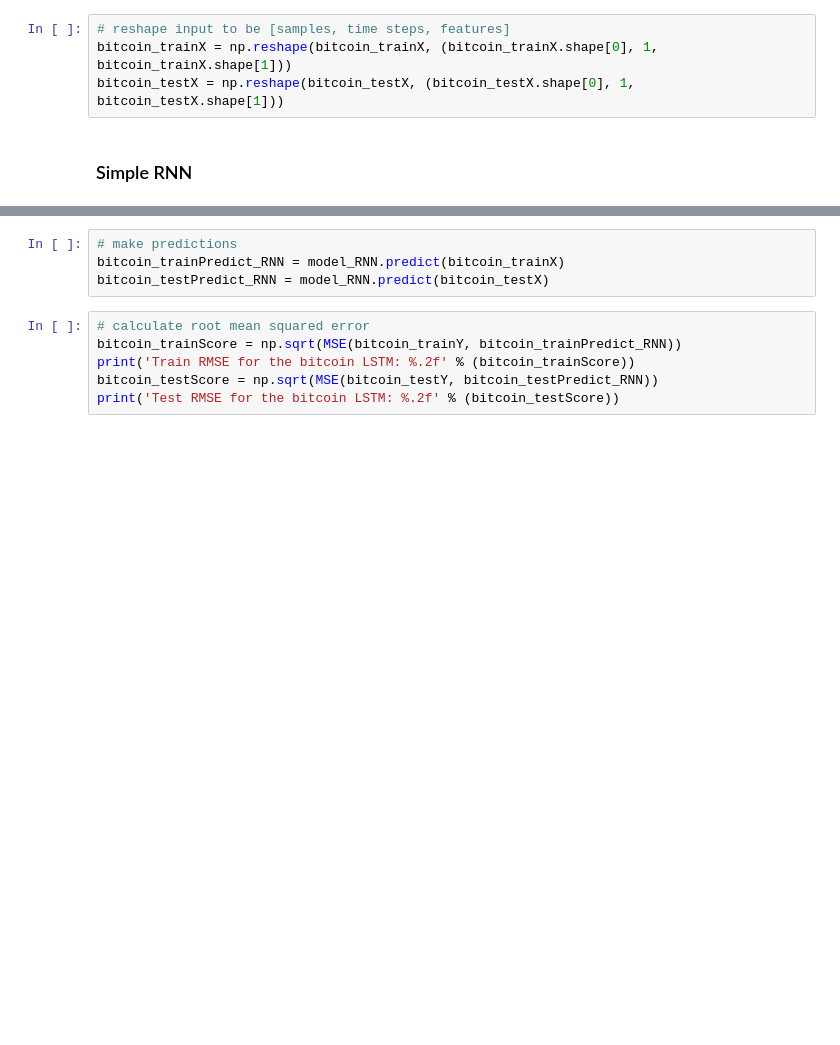
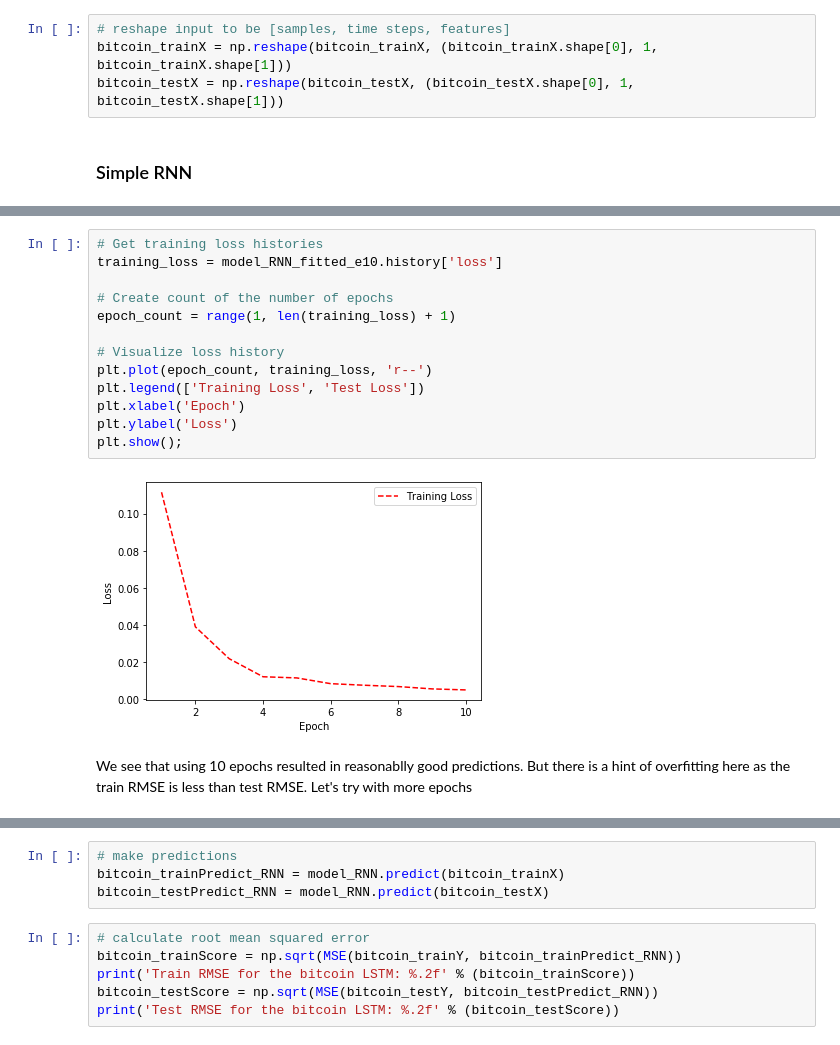
Before and after one commit to MohammedAamerHussain/Crypto-Portfolio-optimization, a Jupyter notebook: Prafulla_RNNs.ipynb, the cells around one changed output, grey strips where cells are left out. Drawn from its saved outputs; the diff is of its cells as text; blank space fills up the shorter version.

```diff
--- a/Prafulla_RNNs.ipynb
+++ b/Prafulla_RNNs.ipynb
@@ -170,0 +213,17 @@ Epoch 10/10
+# %%
+# Get training loss histories
+training_loss = model_RNN_fitted_e10.history['loss']
+
+# Create count of the number of epochs
+epoch_count = range(1, len(training_loss) + 1)
+
+# Visualize loss history
+plt.plot(epoch_count, training_loss, 'r--')
+plt.legend(['Training Loss', 'Test Loss'])
+plt.xlabel('Epoch')
+plt.ylabel('Loss')
+plt.show();
+# %% [output]
+[figure, added]
+# %% [markdown]
+We see that using 10 epochs resulted in reasonablly good predictions. But there is a hint of overfitting here as the train RMSE is less than test RMSE. Let's try with more epochs
```
Also changed, not shown: parts of 27 cells of this notebook, 1 other file.
